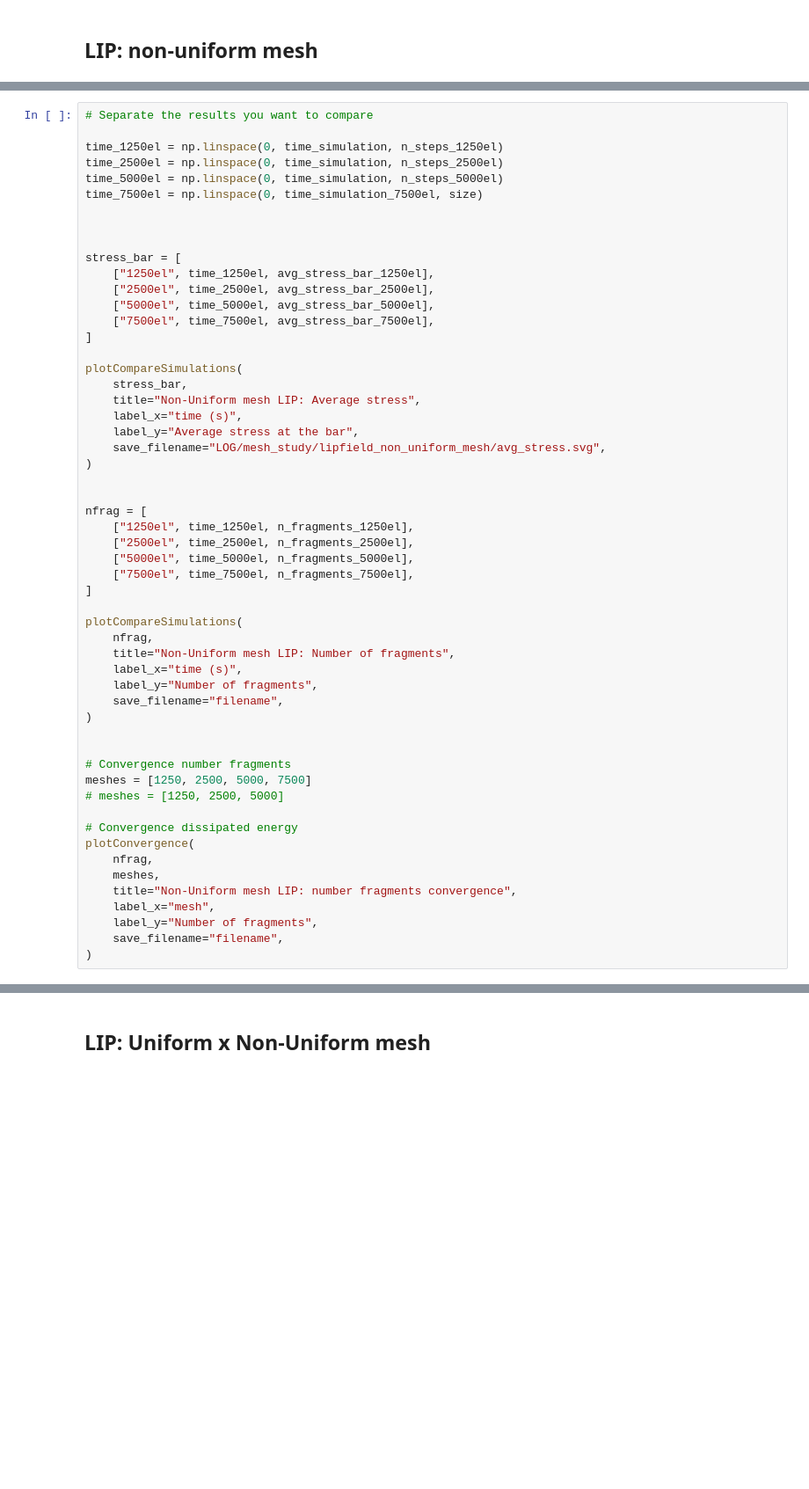
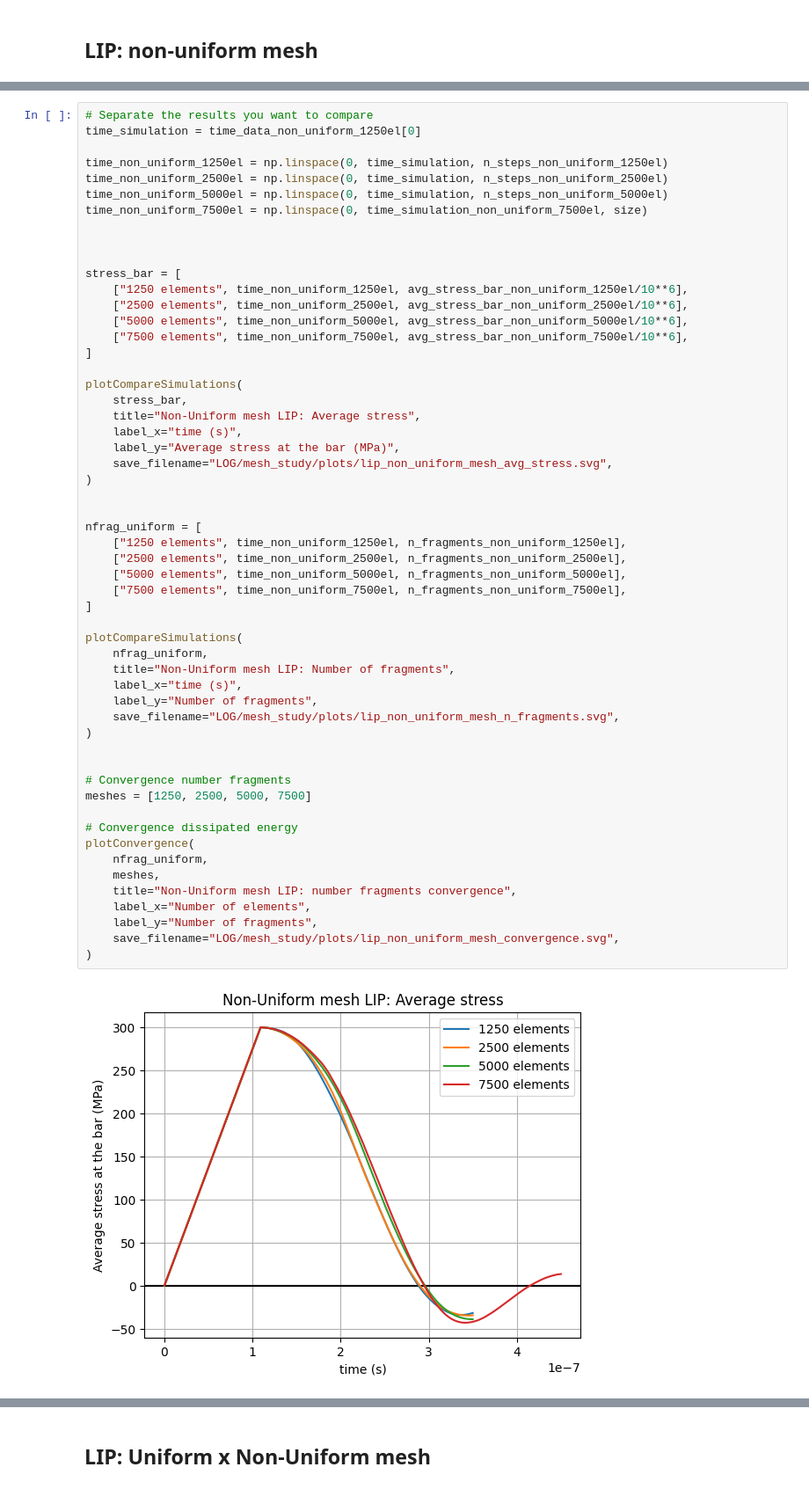
Before and after one commit to raquel-dantas/DynFrag1D, a Jupyter notebook: mesh_study_lipfield_time3.ipynb, the cells around one changed output, grey strips where cells are left out. Shown at 88% size. Drawn from its saved outputs; the diff is of its cells as text; blank space fills up the shorter version.

Commit message:
mesh study

```diff
--- a/mesh_study_lipfield_time3.ipynb
+++ b/mesh_study_lipfield_time3.ipynb
@@ -213,56 +145,58 @@ for n in range(n_steps_7500el):
         i += 1
 # %%
 # Separate the results you want to compare
+time_simulation = time_data_non_uniform_1250el[0]
 
-time_1250el = np.linspace(0, time_simulation, n_steps_1250el)
-time_2500el = np.linspace(0, time_simulation, n_steps_2500el)
-time_5000el = np.linspace(0, time_simulation, n_steps_5000el)
-time_7500el = np.linspace(0, time_simulation_7500el, size)
+time_non_uniform_1250el = np.linspace(0, time_simulation, n_steps_non_uniform_1250el)
+time_non_uniform_2500el = np.linspace(0, time_simulation, n_steps_non_uniform_2500el)
+time_non_uniform_5000el = np.linspace(0, time_simulation, n_steps_non_uniform_5000el)
+time_non_uniform_7500el = np.linspace(0, time_simulation_non_uniform_7500el, size)
 
 
 
 stress_bar = [
-    ["1250el", time_1250el, avg_stress_bar_1250el],
-    ["2500el", time_2500el, avg_stress_bar_2500el],
-    ["5000el", time_5000el, avg_stress_bar_5000el],
-    ["7500el", time_7500el, avg_stress_bar_7500el],
+    ["1250 elements", time_non_uniform_1250el, avg_stress_bar_non_uniform_1250el/10**6],
+    ["2500 elements", time_non_uniform_2500el, avg_stress_bar_non_uniform_2500el/10**6],
+    ["5000 elements", time_non_uniform_5000el, avg_stress_bar_non_uniform_5000el/10**6],
+    ["7500 elements", time_non_uniform_7500el, avg_stress_bar_non_uniform_7500el/10**6],
 ]
 
 plotCompareSimulations(
     stress_bar,
     title="Non-Uniform mesh LIP: Average stress",
     label_x="time (s)",
-    label_y="Average stress at the bar",
-    save_filename="LOG/mesh_study/lipfield_non_uniform_mesh/avg_stress.svg",
+    label_y="Average stress at the bar (MPa)",
+    save_filename="LOG/mesh_study/plots/lip_non_uniform_mesh_avg_stress.svg",
 )
 
 
-nfrag = [
-    ["1250el", time_1250el, n_fragments_1250el],
-    ["2500el", time_2500el, n_fragments_2500el],
-    ["5000el", time_5000el, n_fragments_5000el],
-    ["7500el", time_7500el, n_fragments_7500el],
+nfrag_uniform = [
+    ["1250 elements", time_non_uniform_1250el, n_fragments_non_uniform_1250el],
+    ["2500 elements", time_non_uniform_2500el, n_fragments_non_uniform_2500el],
+    ["5000 elements", time_non_uniform_5000el, n_fragments_non_uniform_5000el],
+    ["7500 elements", time_non_uniform_7500el, n_fragments_non_uniform_7500el],
 ]
 
 plotCompareSimulations(
-    nfrag,
+    nfrag_uniform,
     title="Non-Uniform mesh LIP: Number of fragments",
     label_x="time (s)",
     label_y="Number of fragments",
-    save_filename="filename",
+    save_filename="LOG/mesh_study/plots/lip_non_uniform_mesh_n_fragments.svg",
 )
 
 
 # Convergence number fragments
 meshes = [1250, 2500, 5000, 7500]
-# meshes = [1250, 2500, 5000]
 
 # Convergence dissipated energy
 plotConvergence(
-    nfrag,
+    nfrag_uniform,
     meshes,
     title="Non-Uniform mesh LIP: number fragments convergence",
-    label_x="mesh",
+    label_x="Number of elements",
     label_y="Number of fragments",
-    save_filename="filename",
+    save_filename="LOG/mesh_study/plots/lip_non_uniform_mesh_convergence.svg",
 )
+# %% [output]
+[figure, added]
```
Also changed, not shown: parts of 5 cells of this notebook, 3 other files.
